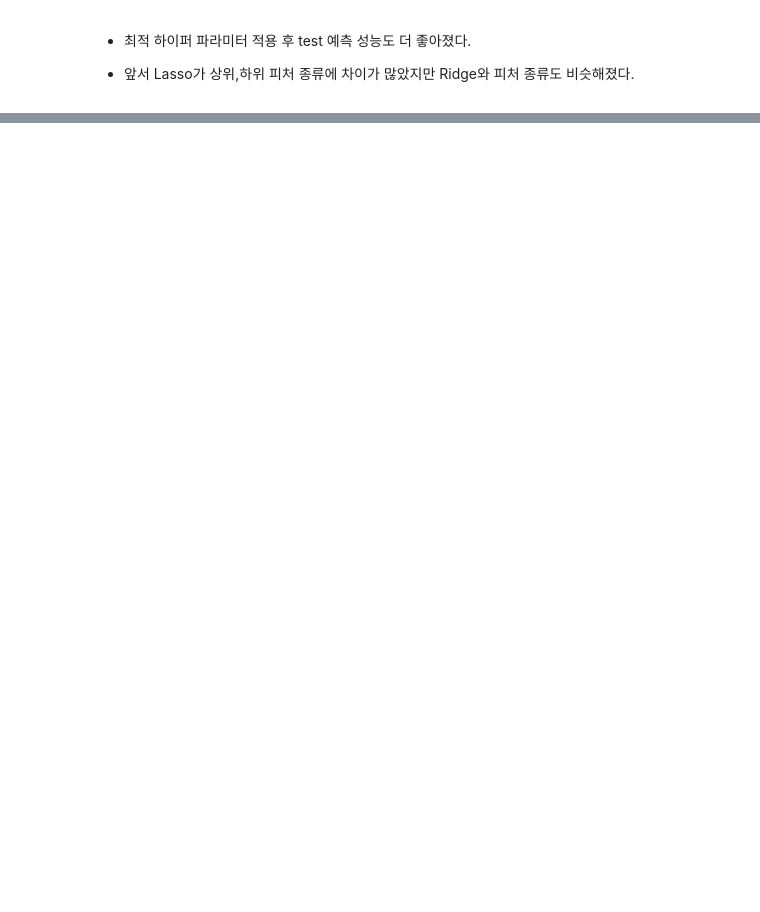
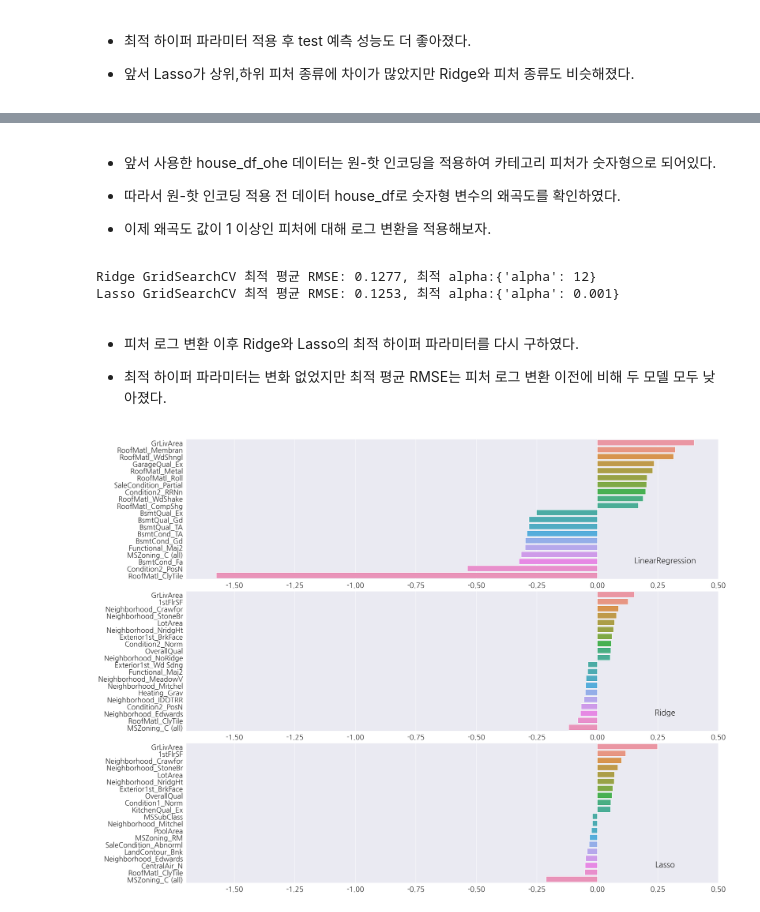
Before and after one commit to Romg2/Python_Study_ML, a Jupyter notebook: 05.회귀/05_4.회귀실습.ipynb, the cells around one changed output, grey strips where cells are left out. Drawn from its saved outputs; the diff is of its cells as text; code cells hidden in the pictures; blank space fills up the shorter version.

```diff
--- a/05.회귀/05_4.회귀실습.ipynb
+++ b/05.회귀/05_4.회귀실습.ipynb
@@ -649,0 +665,12 @@ Lasso 로그 변환된 RMSE: 0.12
+# %%
+from scipy.stats import skew
+
+# 숫자형 피처 컬럼 index
+features_index = house_df.dtypes[house_df.dtypes != 'object'].index
+
+# 피처(열)별로 왜곡도 산출
+skew_features = house_df[features_index].apply(lambda x : skew(x), axis=0)
+
+# 왜곡도가 1 이상
+skew_features_top = skew_features[skew_features > 1]
+print(skew_features_top.sort_values(ascending=False))
@@ -649,0 +698,54 @@ Lasso 로그 변환된 RMSE: 0.12
+# %% [markdown]
+- 앞서 사용한 house_df_ohe 데이터는 원-핫 인코딩을 적용하여 카테고리 피처가 숫자형으로 되어있다.
+
+
+- 따라서 원-핫 인코딩 적용 전 데이터 house_df로 숫자형 변수의 왜곡도를 확인하였다.
+
+
+- 이제 왜곡도 값이 1 이상인 피처에 대해 로그 변환을 적용해보자.
+# %%
+# 피처 로그 변환
+house_df[skew_features_top.index] = np.log1p(house_df[skew_features_top.index])
+
+# 원-핫 인코딩
+house_df_ohe2 = pd.get_dummies(house_df)
+
+# 데이터 재분리
+X_features = house_df_ohe2.drop('SalePrice',axis=1, inplace=False)
+y_target = house_df_ohe2['SalePrice']
+
+X_train, X_test, y_train, y_test = train_test_split(X_features, y_target, test_size=0.2, random_state=156)
+# %%
+# 하이퍼 파라미터
+ridge_params = { 'alpha':[0.05, 0.1, 1, 5, 8, 10, 12, 15, 20] }
+lasso_params = { 'alpha':[0.001, 0.005, 0.008, 0.05, 0.03, 0.1, 0.5, 1,5, 10] }
+
+# Ridge, Lasso
+ridge_reg = Ridge()
+lasso_reg = Lasso()
+
+best_ridge = get_best_params(ridge_reg, ridge_params)
+best_lasso = get_best_params(lasso_reg, lasso_params)
+# %% [output]
+Ridge GridSearchCV 최적 평균 RMSE: 0.1277, 최적 alpha:{'alpha': 12}
+Lasso GridSearchCV 최적 평균 RMSE: 0.1253, 최적 alpha:{'alpha': 0.001}
+# %% [markdown]
+- 피처 로그 변환 이후 Ridge와 Lasso의 최적 하이퍼 파라미터를 다시 구하였다.
+
+
+- 최적 하이퍼 파라미터는 변화 없었지만 최적 평균 RMSE는 피처 로그 변환 이전에 비해 두 모델 모두 낮아졌다.
+# %%
+# 최적 하이퍼 파라미터로 Ridge, Lasso 수정
+lr_reg = LinearRegression()
+ridge_reg = Ridge(alpha=12)
+lasso_reg = Lasso(alpha=0.001)
+
+lr_reg.fit(X_train, y_train)
+ridge_reg.fit(X_train, y_train)
+lasso_reg.fit(X_train, y_train)
+
+# 회귀 계수 시각화
+models = [lr_reg, ridge_reg, lasso_reg]
+visualize_coefficient(models, xlim=(-1.7,0.5))
+# %% [output]
+[figure, added]
```
Also changed, not shown: parts of 45 cells of this notebook.
